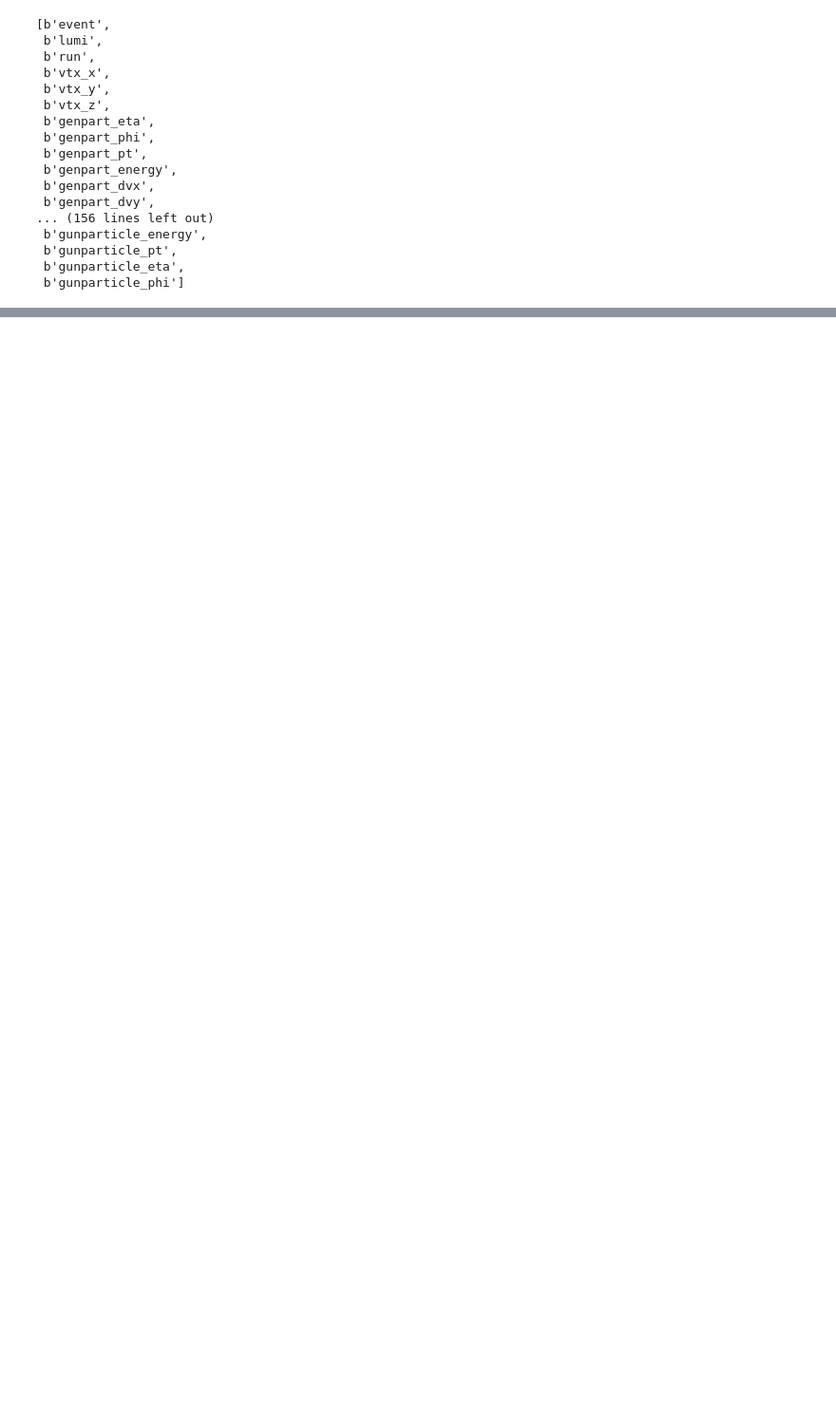
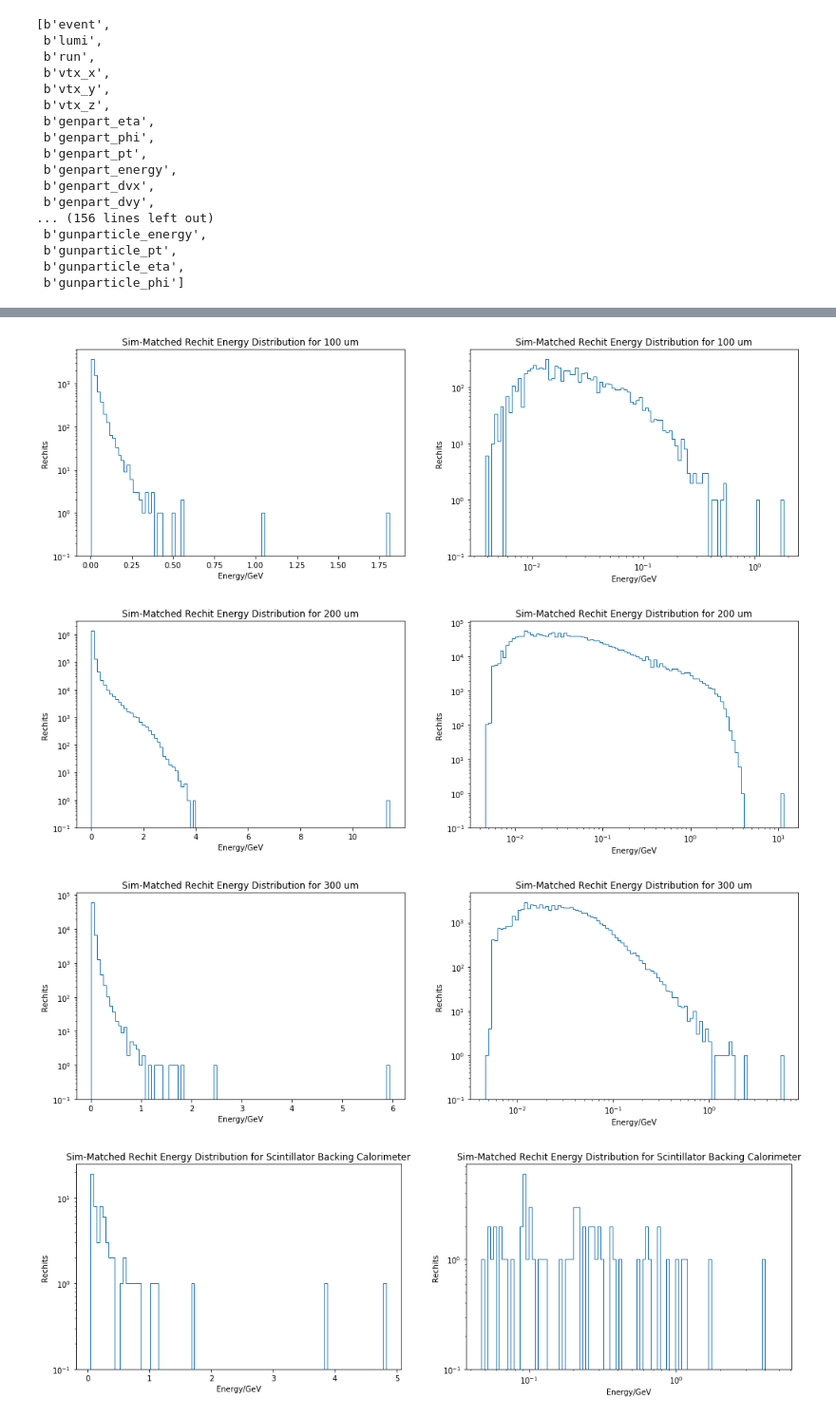
Before and after one commit to Saptaparna/FastTiming, a Jupyter notebook: UpdateWithD49/SimClusterInfo/NotebookFromSitong.ipynb, the cells around one changed output, grey strips where cells are left out. Shown at 95% size. Cells and saved outputs as stored; diff of their text form; code cells hidden in the pictures; blank space fills up the shorter version.

```diff
--- a/UpdateWithD49/SimClusterInfo/NotebookFromSitong.ipynb
+++ b/UpdateWithD49/SimClusterInfo/NotebookFromSitong.ipynb
@@ -150,0 +184,13 @@ figs.append(plotRechitDistribution_Layers(rechit[b'rechit_layer'], rechit[b'rech
+# %%
+figs.append(plotRechitEnergy_Thickness(100, simmatched_rechit[b'rechit_energy'], simmatched_rechit[b'rechit_thickness'], "Sim-Matched Rechit"));
+figs.append(plotRechitEnergy_Thickness(200, simmatched_rechit[b'rechit_energy'], simmatched_rechit[b'rechit_thickness'], "Sim-Matched Rechit"));
+figs.append(plotRechitEnergy_Thickness(300, simmatched_rechit[b'rechit_energy'], simmatched_rechit[b'rechit_thickness'], "Sim-Matched Rechit"));
+figs.append(plotRechitEnergy_Thickness(-1, simmatched_rechit[b'rechit_energy'], simmatched_rechit[b'rechit_thickness'], "Sim-Matched Rechit"));
+figs.append(plotRechitTime_Thickness(100, simmatched_rechit[b'rechit_time'], simmatched_rechit[b'rechit_thickness'], "Sim-Matched Rechit"));
+figs.append(plotRechitTime_Thickness(200, simmatched_rechit[b'rechit_time'], simmatched_rechit[b'rechit_thickness'], "Sim-Matched Rechit"));
+figs.append(plotRechitTime_Thickness(300, simmatched_rechit[b'rechit_time'], simmatched_rechit[b'rechit_thickness'], "Sim-Matched Rechit"));
+# %% [output]
+[figure, added]
+[figure, added]
+[figure, added]
+[figure, added]
```
Also changed, not shown: parts of 21 cells of this notebook.
